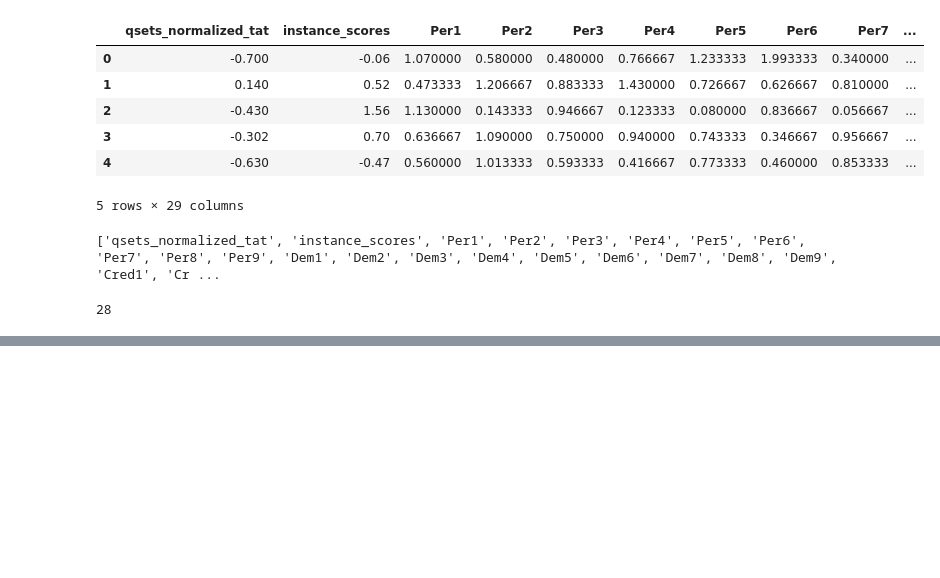
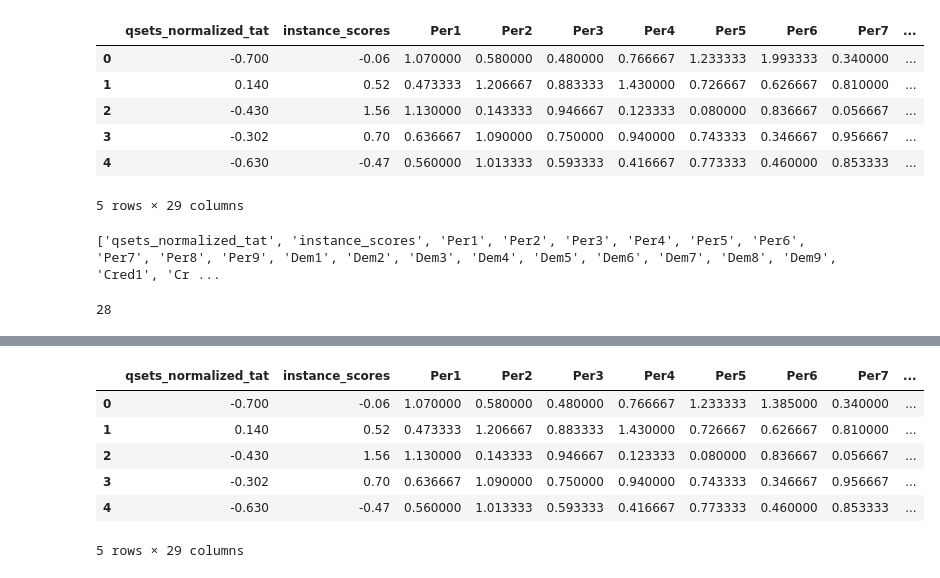
Before and after one commit to debhere/Fradulent-Transaction, a Jupyter notebook: Predict_Fradulent_Transaction_V1_0.ipynb, the cells around one changed output, grey strips where cells are left out. Saved outputs shown, nothing was run; the diff lists cells and outputs as text; code cells hidden in the pictures; blank space fills up the shorter version.

```diff
--- a/Predict_Fradulent_Transaction_V1_0.ipynb
+++ b/Predict_Fradulent_Transaction_V1_0.ipynb
@@ -366,0 +397,11 @@ dist_plot(train_cp, all_cols)
+# %%
+train_out = treat_outliers(train_cp, all_cols)
+train_out.head()
+# %% [output]
+|  | qsets_normalized_tat | instance_scores | Per1 | Per2 | Per3 | Per4 | Per5 | Per6 | Per7 | ... |
+| 0 | -0.700 | -0.06 | 1.070000 | 0.580000 | 0.480000 | 0.766667 | 1.233333 | 1.385000 | 0.340000 | ... |
+| 1 | 0.140 | 0.52 | 0.473333 | 1.206667 | 0.883333 | 1.430000 | 0.726667 | 0.626667 | 0.810000 | ... |
+| 2 | -0.430 | 1.56 | 1.130000 | 0.143333 | 0.946667 | 0.123333 | 0.080000 | 0.836667 | 0.056667 | ... |
+| 3 | -0.302 | 0.70 | 0.636667 | 1.090000 | 0.750000 | 0.940000 | 0.743333 | 0.346667 | 0.956667 | ... |
+| 4 | -0.630 | -0.47 | 0.560000 | 1.013333 | 0.593333 | 0.416667 | 0.773333 | 0.460000 | 0.853333 | ... |
+5 rows × 29 columns
```
Also changed, not shown: parts of 10 cells of this notebook.
